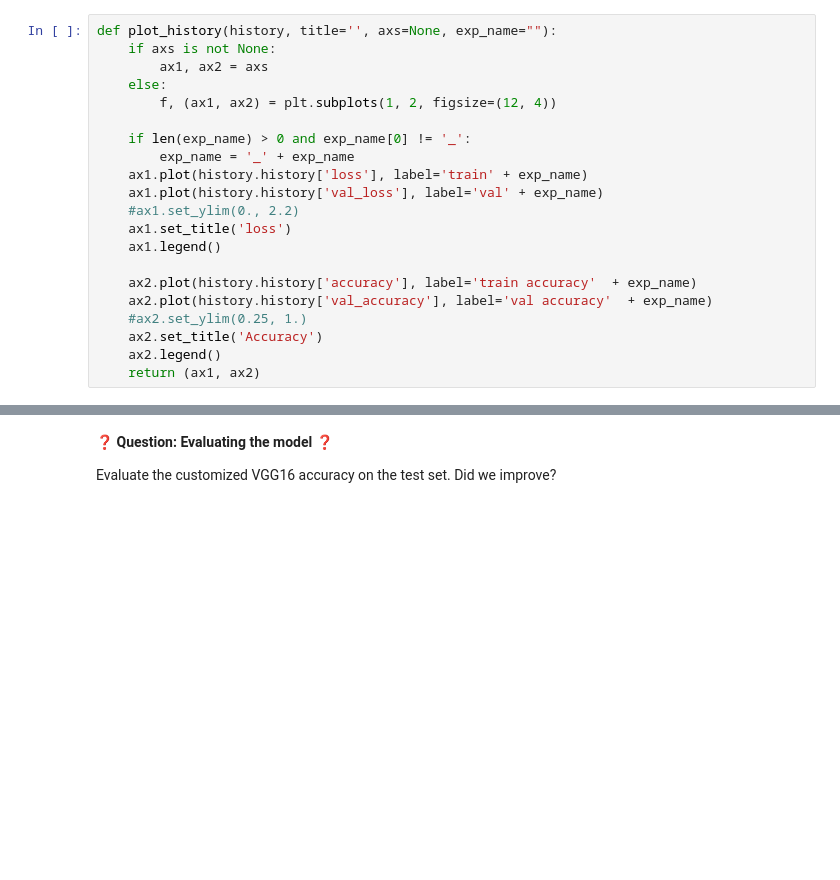
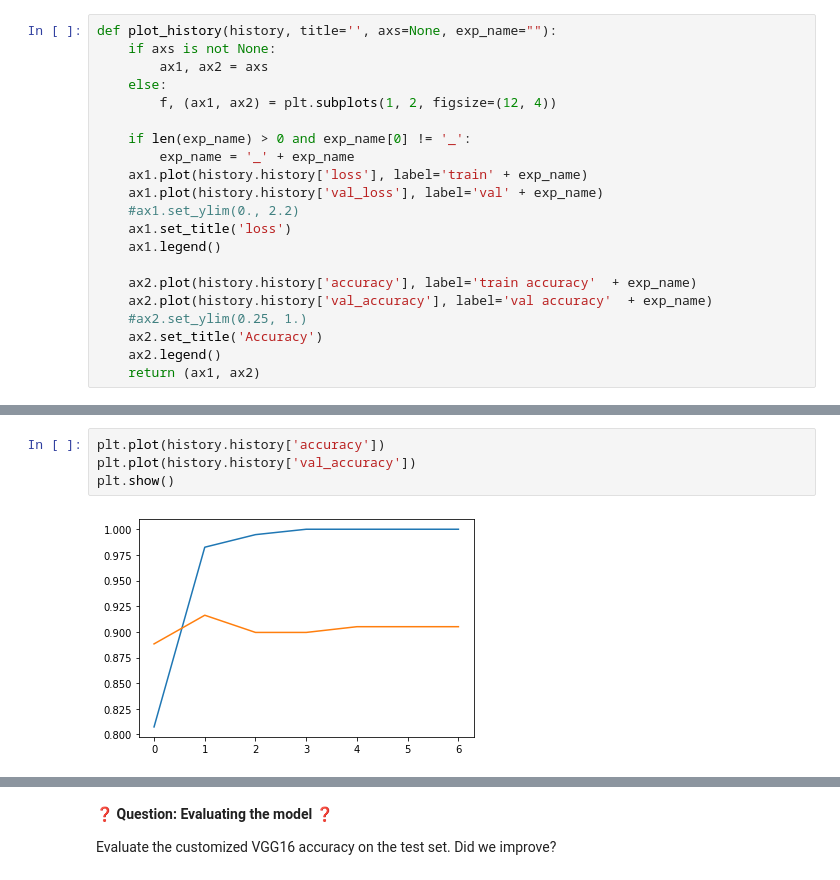
Before and after one commit to multiyumz/data-science-challenges, a Jupyter notebook: data-transfer-learning/transfer_learning.ipynb, the cells around one changed output, grey strips where cells are left out. Cells and saved outputs as stored; diff of their text form; blank space fills up the shorter version.

```diff
--- a/data-transfer-learning/transfer_learning.ipynb
+++ b/data-transfer-learning/transfer_learning.ipynb
@@ -459,0 +680,6 @@ def plot_history(history, title='', axs=None, exp_name=""):
+# %%
+plt.plot(history.history['accuracy'])
+plt.plot(history.history['val_accuracy'])
+plt.show()
+# %% [output]
+[figure, added]
```
Also changed, not shown: parts of 36 cells of this notebook, 49 other files.
